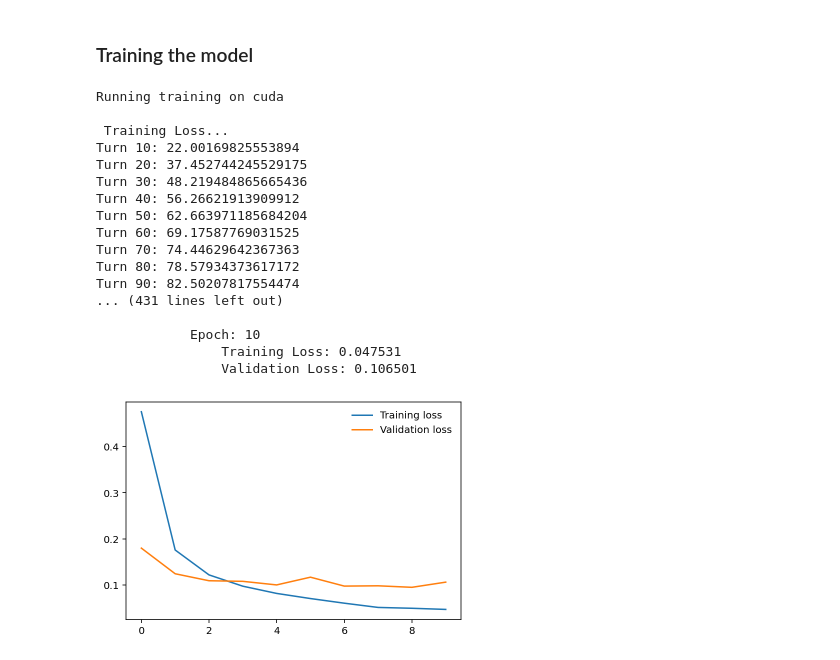
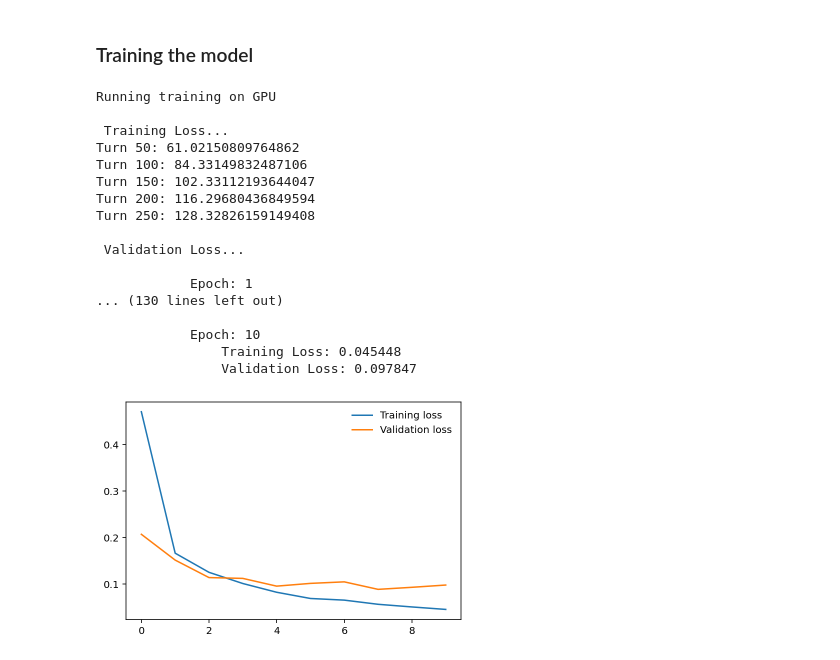
Before and after one commit to Martins6/Deep_Learning_Examples, a Jupyter notebook: MNIST/mnist-classical-mlp.ipynb, the cells around one changed output. Cells and saved outputs as stored; diff of their text form; code cells hidden in the pictures.

```diff
--- a/MNIST/mnist-classical-mlp.ipynb
+++ b/MNIST/mnist-classical-mlp.ipynb
@@ -265,12 +236,3 @@ class MultiClassifier(nn.Module):
         x = self.log_softmax(self.fc5(x), dim=1)
 
         return x
-# %%
-for data in dataloader['train']:
-    data = data['features']
-    ex = data[0,].numpy()
-    print(ex.shape)
-    ex.shape = (np.sqrt(784).astype('int'), -1)
-    print(ex.shape)
-    plt.imshow(ex)
-    break
@@ -368,7 +256,8 @@ def train_model(model, dataloader,
     """
     # Checking if GPU is available
     device = torch.device('cuda' if torch.cuda.is_available() else 'cpu')
-    print(f"Running training on {device}")
+    cpu_or_gpu = ('GPU' if torch.cuda.is_available() else 'CPU')
+    print(f"Running training on {cpu_or_gpu}")
     model = model.to(device)
 
     # initialize tracker for minimum validation loss
@@ -466,27 +355,27 @@ def train_model(model, dataloader,
 # %%
 model = MultiClassifier()
 # Define our loss function
 criterion = nn.NLLLoss()
 # Define the optimier
 optimizer = optim.Adam(model.parameters(), lr=0.0015)
 
-model = train_model(model=model, n_epoch = 10, dataloader=dataloader,criterion=criterion, optimizer=optimizer, print_every=10)
+model = train_model(model=model, n_epoch = 10, dataloader=dataloader,criterion=criterion, optimizer=optimizer, print_every=50)
 # %% [output]
-Running training on cuda
+Running training on GPU
 
  Training Loss...
-Turn 10: 22.00169825553894
-Turn 20: 37.452744245529175
-Turn 30: 48.219484865665436
-Turn 40: 56.26621913909912
-Turn 50: 62.663971185684204
-Turn 60: 69.17587769031525
-Turn 70: 74.44629642367363
-Turn 80: 78.57934373617172
-Turn 90: 82.50207817554474
-... (431 lines left out)
+Turn 50: 61.02150809764862
+Turn 100: 84.33149832487106
+Turn 150: 102.33112193644047
+Turn 200: 116.29680436849594
+Turn 250: 128.32826159149408
+
+ Validation Loss...
+
+            Epoch: 1
+... (130 lines left out)
 
             Epoch: 10
-                Training Loss: 0.047531
-                Validation Loss: 0.106501
+                Training Loss: 0.045448
+                Validation Loss: 0.097847
-[figure, old version]
+[figure, new version]
```
Also changed, not shown: parts of 17 cells of this notebook.
